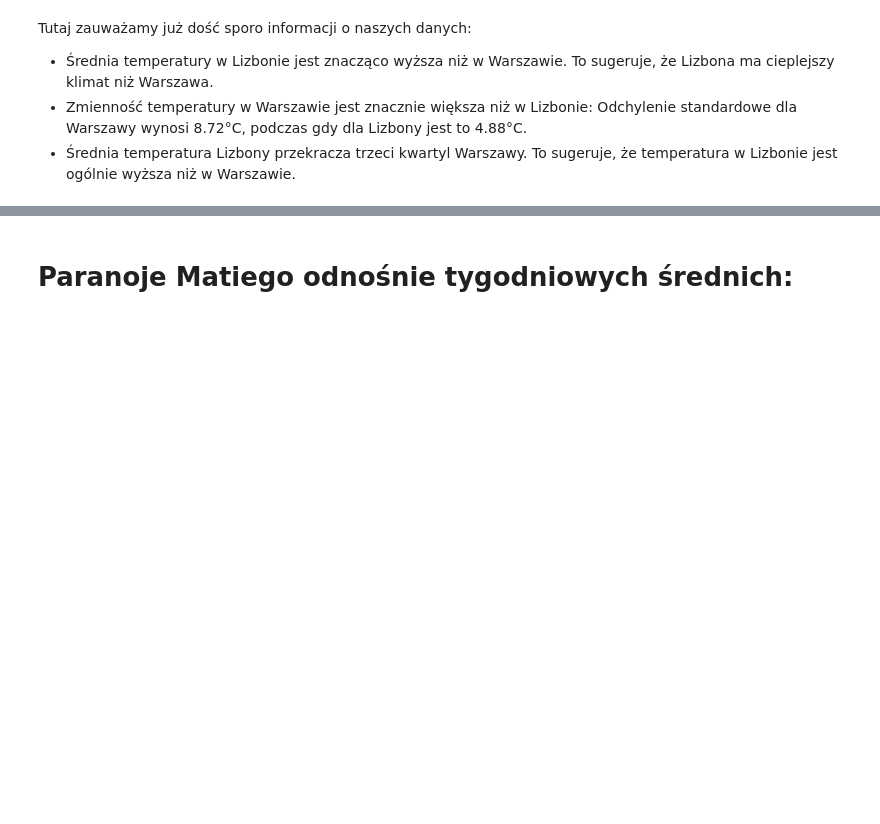
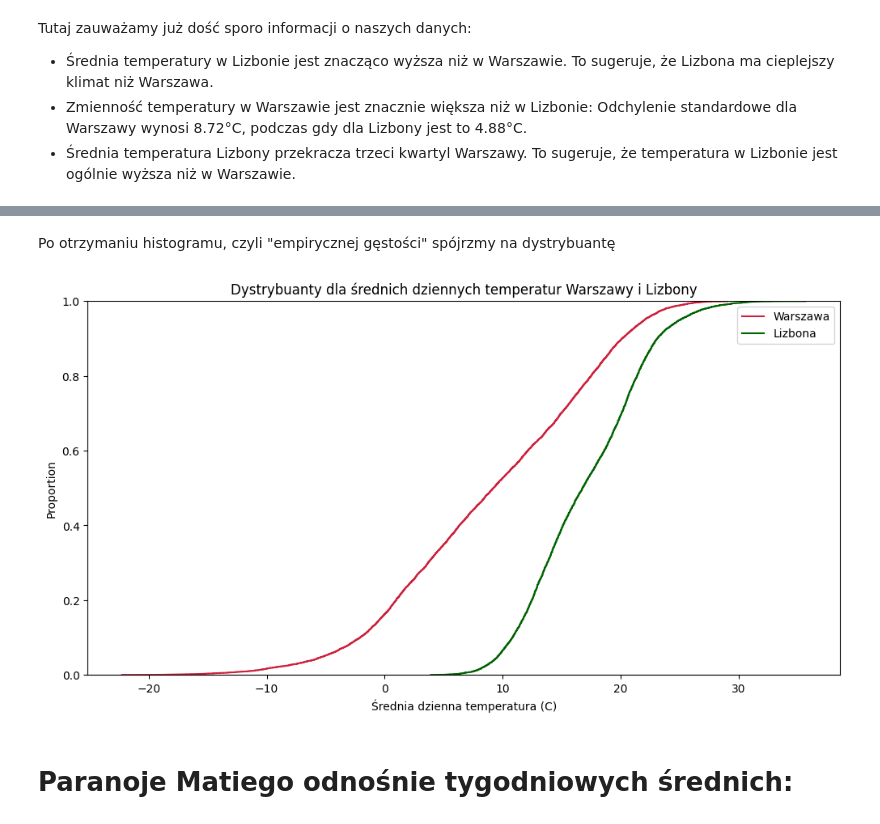
Before and after one commit to mathieuboro/raport, a Jupyter notebook: Raport_!.ipynb, the cells around one changed output, grey strips where cells are left out. Cells and saved outputs as stored; diff of their text form; code cells hidden in the pictures; blank space fills up the shorter version.

```diff
--- a/Raport_!.ipynb
+++ b/Raport_!.ipynb
@@ -273,3 +294,19 @@ Tutaj zauważamy już dość sporo informacji o naszych danych:
+# %% [markdown]
+Po otrzymaniu histogramu, czyli "empirycznej gęstości" spójrzmy na dystrybuantę
+# %%
+plt.figure(figsize=(12, 6))
+
+sns.ecdfplot(data=warsaw_data.AvgTemperature, label="Warszawa", c=colors[0])
+sns.ecdfplot(data=lisbon_data.AvgTemperature, label="Lizbona", c=colors[1])
+
+plt.title('Dystrybuanty dla średnich dziennych temperatur Warszawy i Lizbony')
+plt.xlabel('Średnia dzienna temperatura (C)')
+plt.ylabel('Wartość dystrybuanty')
+
+plt.legend()
+plt.show()
+# %% [output]
+[figure, added]
 # %% [markdown]
 # Paranoje Matiego odnośnie tygodniowych średnich:
 # %%
```
Also changed, not shown: parts of 2 cells of this notebook.
